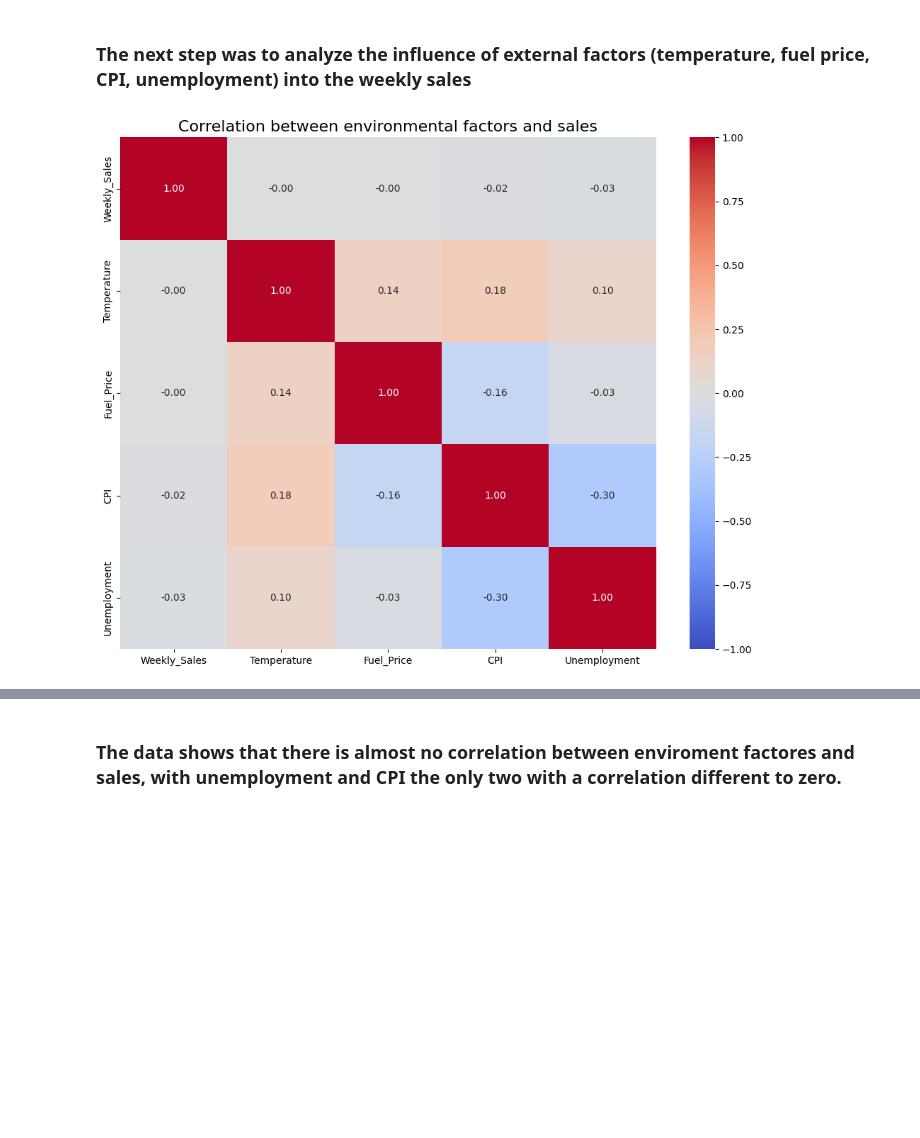
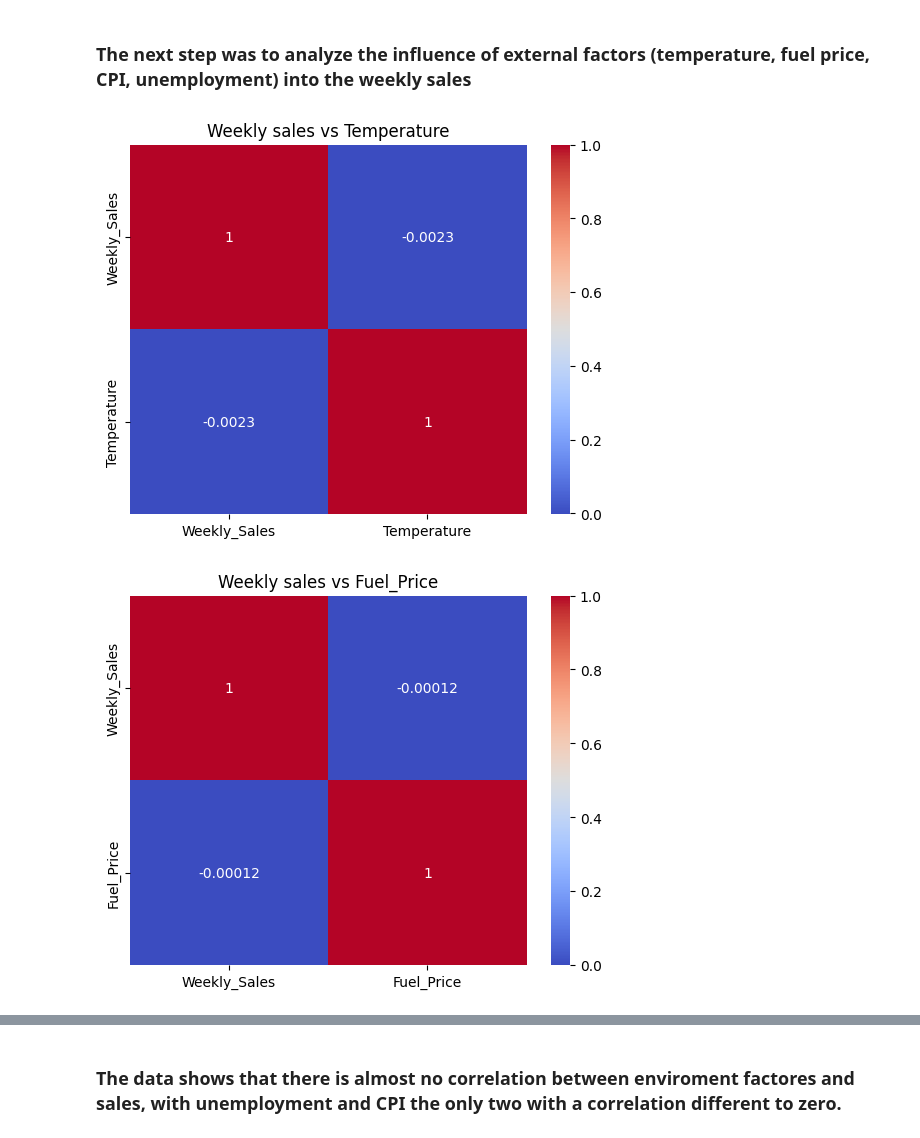
Before and after one commit to jpgianfaldoni/challenge-mle, a Jupyter notebook: presentation/presentation.ipynb, the cells around one changed output, grey strips where cells are left out. Drawn from its saved outputs; the diff is of its cells as text; code cells hidden in the pictures; blank space fills up the shorter version.

```diff
--- a/presentation/presentation.ipynb
+++ b/presentation/presentation.ipynb
@@ -101,13 +101,15 @@ plt.show()
 ### The data shows that the highest sales peaks happens on the thanksgiving and christmas weeks, with a drop in the begging of the year, starting to recover on february with the super bowl week
 # %% [markdown]
 ### The next step was to analyze the influence of external factors (temperature, fuel price, CPI, unemployment) into the weekly sales
-# %%
-df_corr = df[['Weekly_Sales', 'Temperature', 'Fuel_Price', 'CPI', 'Unemployment']]
-correlation_matrix = df_corr.corr()
-plt.figure(figsize=(10, 8))
-sns.heatmap(correlation_matrix, annot=True, cmap='coolwarm', fmt='.2f', vmin=-1, vmax=1, cbar=True)
-plt.title('Correlation between environmental factors and sales', fontsize=16)
-plt.tight_layout()
-plt.show()
-# %% [output]
-[figure, removed]
+# %%
+
+features = ['Temperature', 'Fuel_Price', 'CPI', 'Unemployment']
+for feature in features:
+    correlation = df[['Weekly_Sales', feature]].corr()
+
+    sns.heatmap(correlation, annot=True, cmap='coolwarm')
+    plt.title(f'Weekly sales vs {feature}')
+    plt.show()
+# %% [output]
+[figure, added]
+[figure, added]
```
Also changed, not shown: parts of 45 cells of this notebook, 2 other files.
